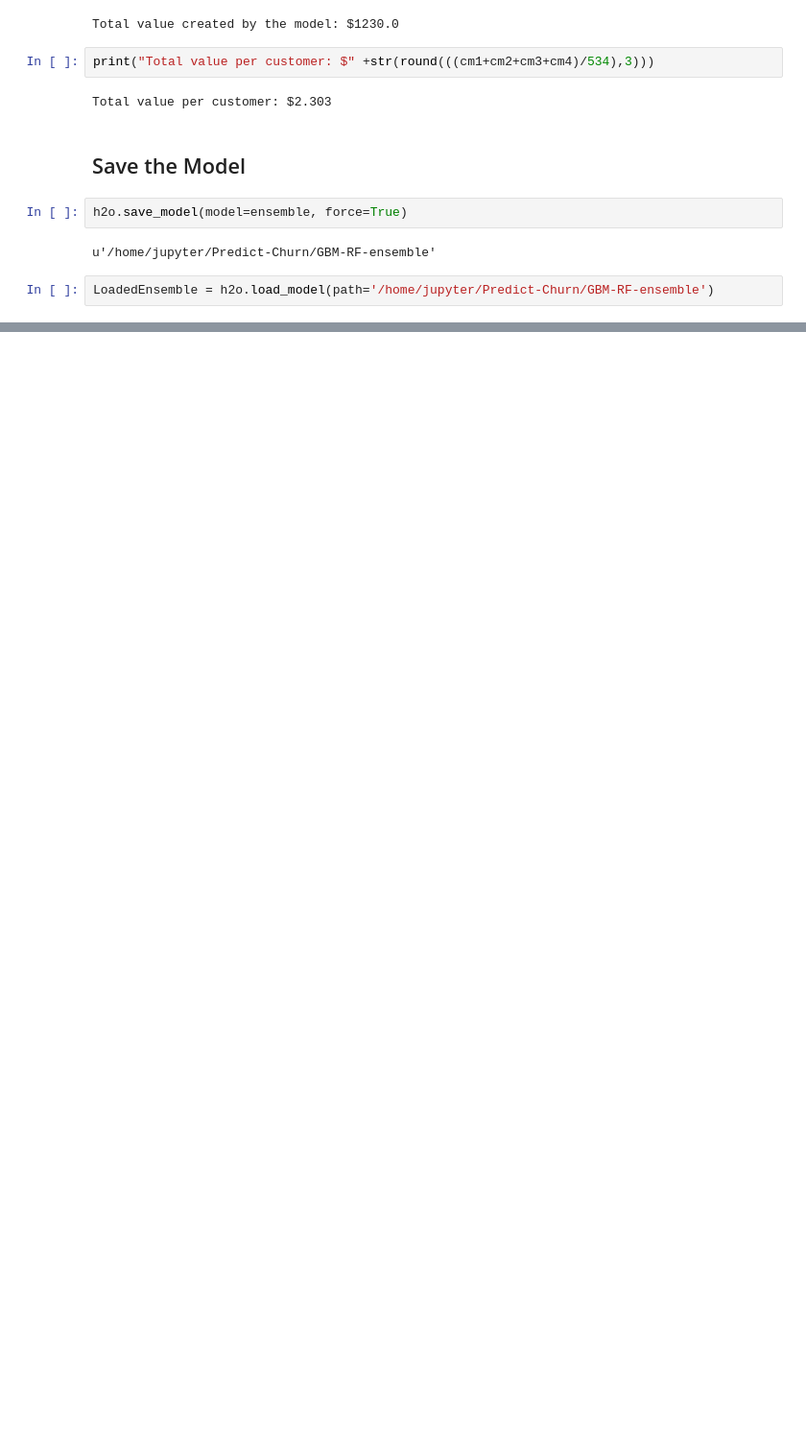
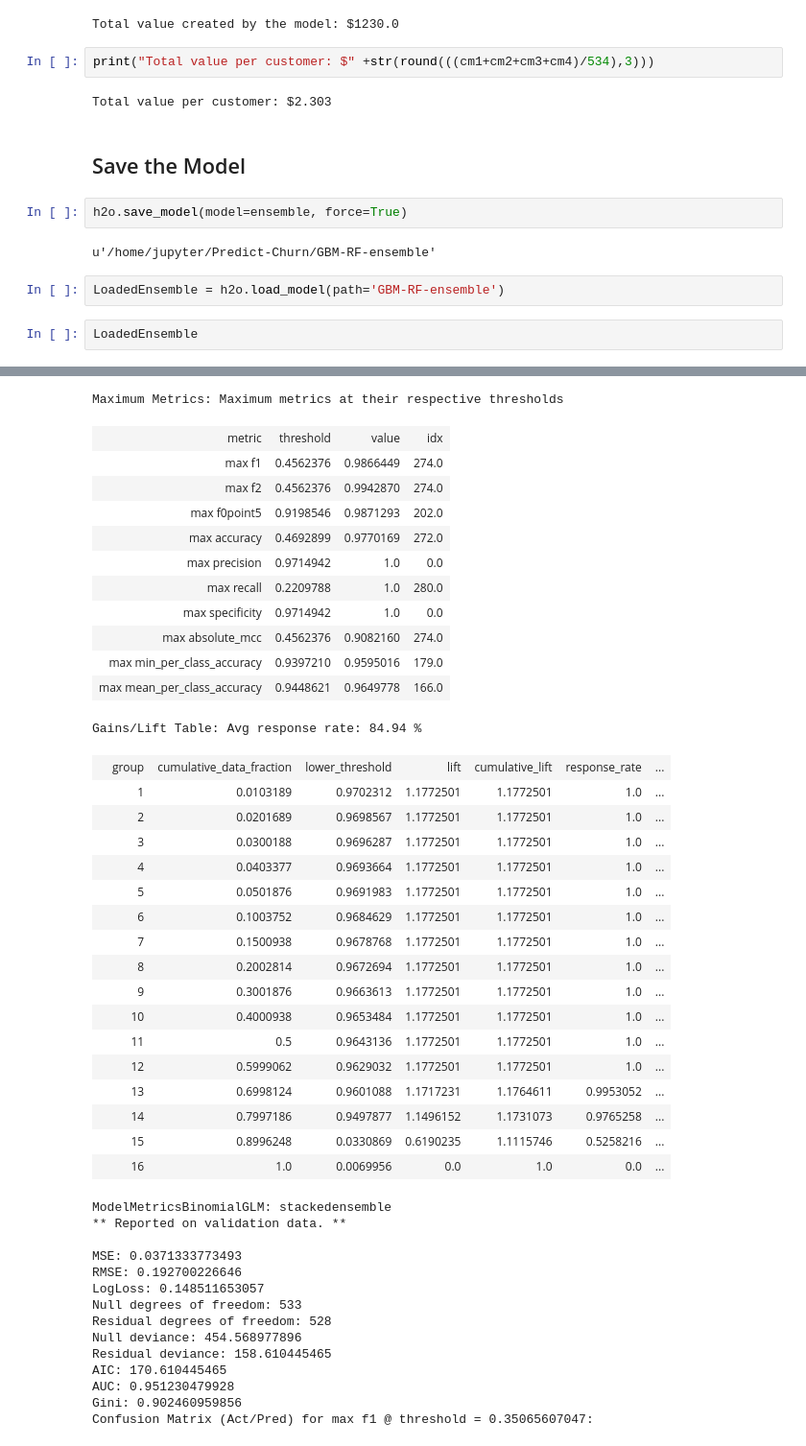
Before and after one commit to Brett777/Predict-Churn, a Jupyter notebook: Customer Churn Analysis-Copy1.ipynb, the cells around one changed output, grey strips where cells are left out. Shown at 96% size. Drawn from its saved outputs; the diff is of its cells as text; blank space fills up the shorter version.

Commit message:
Sync from DataScience jupyter

```diff
--- a/Customer Churn Analysis-Copy1.ipynb
+++ b/Customer Churn Analysis-Copy1.ipynb
@@ -338,4 +338,7 @@ h2o.save_model(model=ensemble, force=True)
 # %% [output]
 u'/home/jupyter/Predict-Churn/GBM-RF-ensemble'
 # %%
-LoadedEnsemble = h2o.load_model(path='/home/jupyter/Predict-Churn/GBM-RF-ensemble')
+LoadedEnsemble = h2o.load_model(path='GBM-RF-ensemble')
+# %%
+LoadedEnsemble
+# %% [output]
@@ -341,0 +366,44 @@ LoadedEnsemble = h2o.load_model(path='/home/jupyter/Predict-Churn/GBM-RF-ensembl
+Maximum Metrics: Maximum metrics at their respective thresholds
+| metric | threshold | value | idx |
+| max f1 | 0.4562376 | 0.9866449 | 274.0 |
+| max f2 | 0.4562376 | 0.9942870 | 274.0 |
+| max f0point5 | 0.9198546 | 0.9871293 | 202.0 |
+| max accuracy | 0.4692899 | 0.9770169 | 272.0 |
+| max precision | 0.9714942 | 1.0 | 0.0 |
+| max recall | 0.2209788 | 1.0 | 280.0 |
+| max specificity | 0.9714942 | 1.0 | 0.0 |
+| max absolute_mcc | 0.4562376 | 0.9082160 | 274.0 |
+| max min_per_class_accuracy | 0.9397210 | 0.9595016 | 179.0 |
+| max mean_per_class_accuracy | 0.9448621 | 0.9649778 | 166.0 |
+Gains/Lift Table: Avg response rate: 84.94 %
+|  | group | cumulative_data_fraction | lower_threshold | lift | cumulative_lift | response_rate | ... |
+|  | 1 | 0.0103189 | 0.9702312 | 1.1772501 | 1.1772501 | 1.0 | ... |
+|  | 2 | 0.0201689 | 0.9698567 | 1.1772501 | 1.1772501 | 1.0 | ... |
+|  | 3 | 0.0300188 | 0.9696287 | 1.1772501 | 1.1772501 | 1.0 | ... |
+|  | 4 | 0.0403377 | 0.9693664 | 1.1772501 | 1.1772501 | 1.0 | ... |
+|  | 5 | 0.0501876 | 0.9691983 | 1.1772501 | 1.1772501 | 1.0 | ... |
+|  | 6 | 0.1003752 | 0.9684629 | 1.1772501 | 1.1772501 | 1.0 | ... |
+|  | 7 | 0.1500938 | 0.9678768 | 1.1772501 | 1.1772501 | 1.0 | ... |
+|  | 8 | 0.2002814 | 0.9672694 | 1.1772501 | 1.1772501 | 1.0 | ... |
+|  | 9 | 0.3001876 | 0.9663613 | 1.1772501 | 1.1772501 | 1.0 | ... |
+|  | 10 | 0.4000938 | 0.9653484 | 1.1772501 | 1.1772501 | 1.0 | ... |
+|  | 11 | 0.5 | 0.9643136 | 1.1772501 | 1.1772501 | 1.0 | ... |
+|  | 12 | 0.5999062 | 0.9629032 | 1.1772501 | 1.1772501 | 1.0 | ... |
+|  | 13 | 0.6998124 | 0.9601088 | 1.1717231 | 1.1764611 | 0.9953052 | ... |
+|  | 14 | 0.7997186 | 0.9497877 | 1.1496152 | 1.1731073 | 0.9765258 | ... |
+|  | 15 | 0.8996248 | 0.0330869 | 0.6190235 | 1.1115746 | 0.5258216 | ... |
+|  | 16 | 1.0 | 0.0069956 | 0.0 | 1.0 | 0.0 | ... |
+ModelMetricsBinomialGLM: stackedensemble
+** Reported on validation data. **
+
+MSE: 0.0371333773493
+RMSE: 0.192700226646
+LogLoss: 0.148511653057
+Null degrees of freedom: 533
+Residual degrees of freedom: 528
+Null deviance: 454.568977896
+Residual deviance: 158.610445465
+AIC: 170.610445465
+AUC: 0.951230479928
+Gini: 0.902460959856
+Confusion Matrix (Act/Pred) for max f1 @ threshold = 0.35065607047:
```
Also changed, not shown: parts of 1 cell of this notebook, 1 other file.
